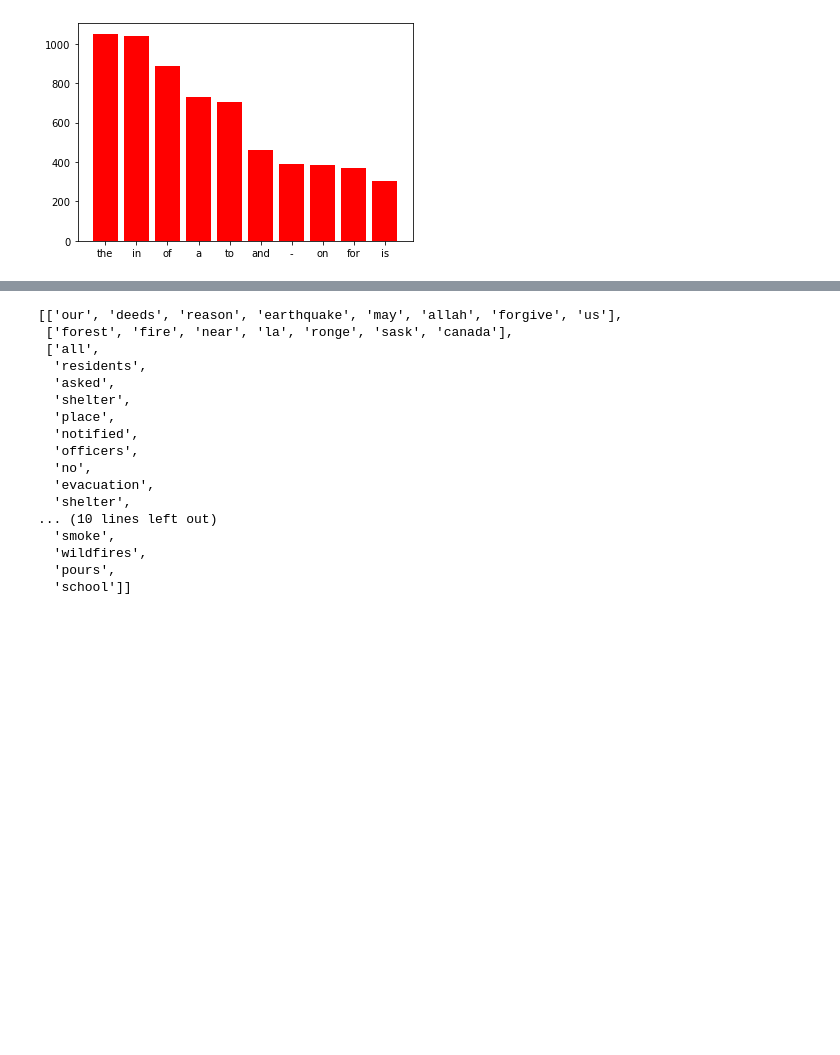
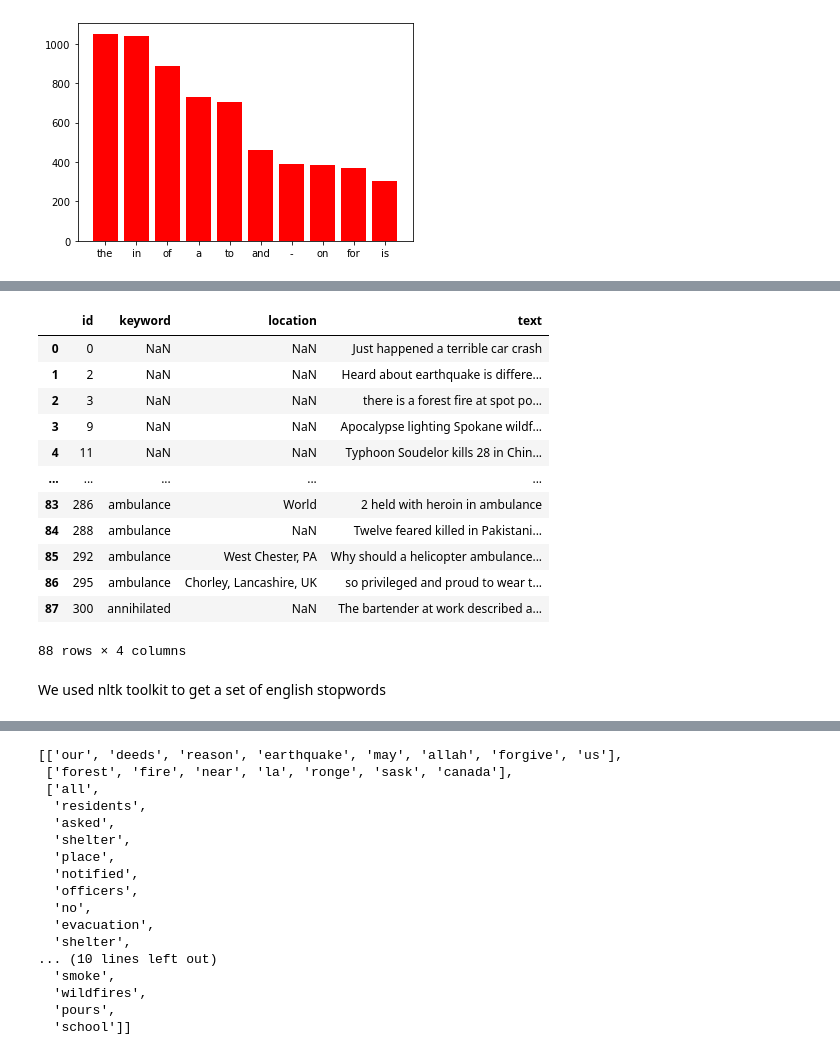
Before and after one commit to Darkosz1012/ML_project_NLP_with_Disaster_Tweets, a Jupyter notebook: test_switch_transformer.ipynb, the cells around one changed output, grey strips where cells are left out. Drawn from its saved outputs; the diff is of its cells as text; code cells hidden in the pictures; blank space fills up the shorter version.

```diff
--- a/test_switch_transformer.ipynb
+++ b/test_switch_transformer.ipynb
@@ -111,3 +205,21 @@ train.head(40)
+# %%
+test.head(88)
+# %% [output]
+|  | id | keyword | location | text |
+| 0 | 0 | NaN | NaN | Just happened a terrible car crash |
+| 1 | 2 | NaN | NaN | Heard about earthquake is differe... |
+| 2 | 3 | NaN | NaN | there is a forest fire at spot po... |
+| 3 | 9 | NaN | NaN | Apocalypse lighting Spokane wildf... |
+| 4 | 11 | NaN | NaN | Typhoon Soudelor kills 28 in Chin... |
+| ... | ... | ... | ... | ... |
+| 83 | 286 | ambulance | World | 2 held with heroin in ambulance |
+| 84 | 288 | ambulance | NaN | Twelve feared killed in Pakistani... |
+| 85 | 292 | ambulance | West Chester, PA | Why should a helicopter ambulance... |
+| 86 | 295 | ambulance | Chorley, Lancashire, UK | so privileged and proud to wear t... |
+| 87 | 300 | annihilated | NaN | The bartender at work described a... |
+88 rows × 4 columns
+# %% [markdown]
+We used nltk toolkit to get a set of english stopwords
 # %%
 from tqdm import tqdm
 from nltk.tokenize import word_tokenize
```
Also changed, not shown: parts of 42 cells of this notebook.
